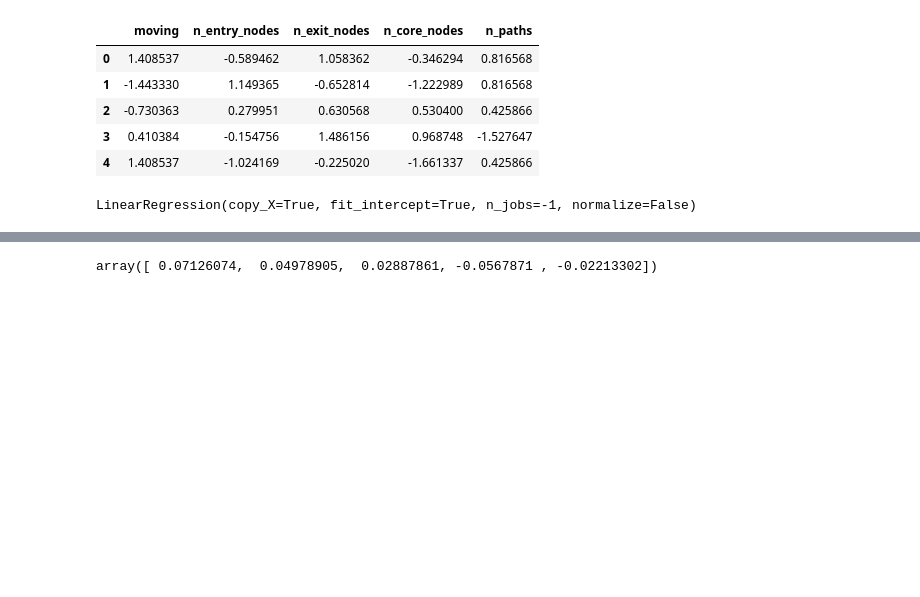
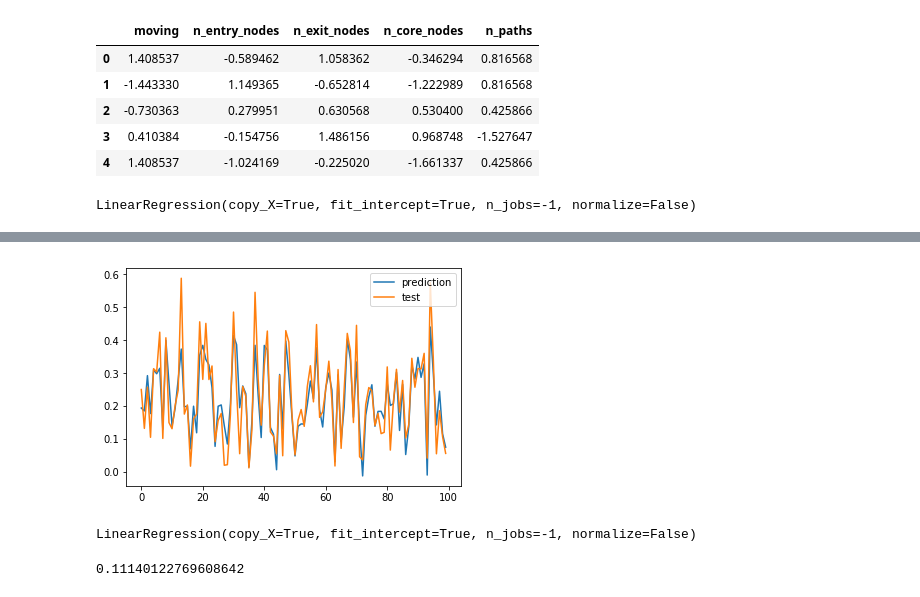
Before and after one commit to Olivier-Lakoue/Graph_ML_Problems, a Jupyter notebook: notebooks/[10]_regression_model.ipynb, the cells around one changed output, grey strips where cells are left out. Cells and saved outputs as stored; diff of their text form; code cells hidden in the pictures; blank space fills up the shorter version.

```diff
--- a/notebooks/[10]_regression_model.ipynb
+++ b/notebooks/[10]_regression_model.ipynb
@@ -53,4 +54,5 @@ mean_absolute_error(y_test, preds)
-# %%
-lr.coef_
-# %% [output]
-array([ 0.07126074,  0.04978905,  0.02887861, -0.0567871 , -0.02213302])
+# %%
+pd.DataFrame({'prediction': preds,'test': y_test}).plot(kind='line')
+plt.show()
+# %% [output]
+[figure, added]
@@ -56,0 +68,9 @@ array([ 0.07126074,  0.04978905,  0.02887861, -0.0567871 , -0.02213302])
+# %%
+lr.fit(x_train, y_train)
+# %% [output]
+LinearRegression(copy_X=True, fit_intercept=True, n_jobs=-1, normalize=False)
+# %%
+preds = lr.predict(x_test)
+mean_absolute_error(y_test, preds)
+# %% [output]
+0.11140122769608642
```
Also changed, not shown: parts of 6 cells of this notebook, 2 other files.
